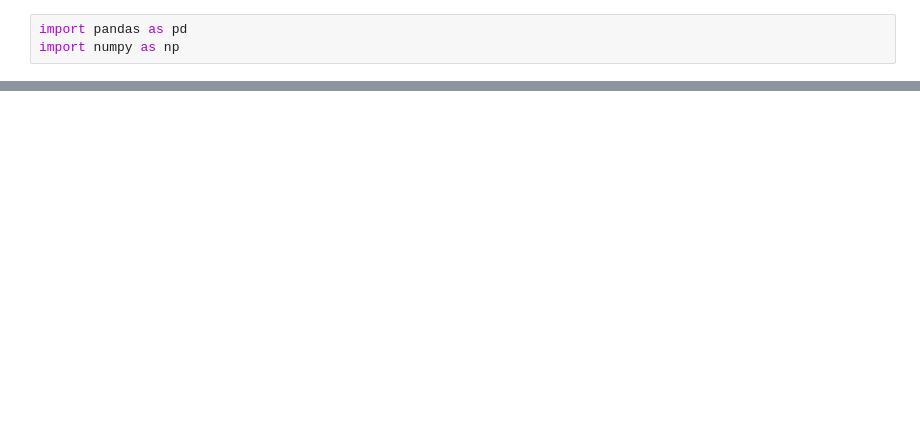
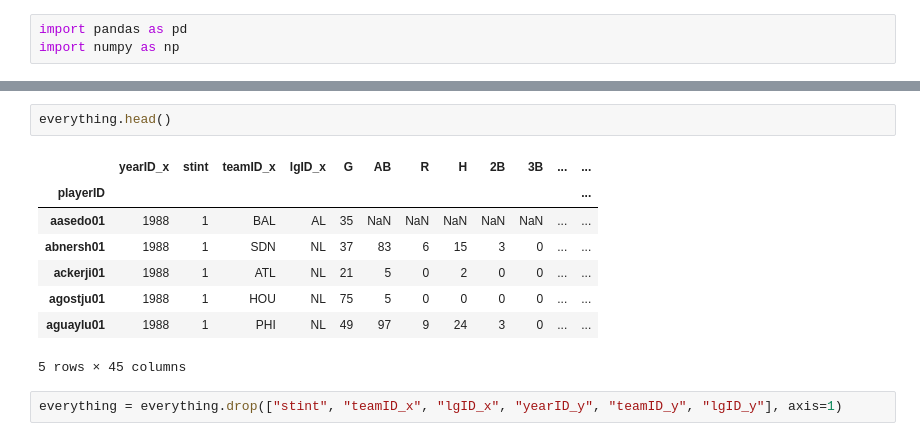
Before and after one commit to tiy-gvl-python-2015-09/moneyball, a Jupyter notebook: Moneyball.ipynb, the cells around one changed output, grey strips where cells are left out. Cells and saved outputs as stored; diff of their text form; blank space fills up the shorter version.

```diff
--- a/Moneyball.ipynb
+++ b/Moneyball.ipynb
@@ -19,0 +31,13 @@ everything.head()
+# %%
+everything.head()
+# %% [output]
+|  | yearID_x | stint | teamID_x | lgID_x | G | AB | R | H | 2B | 3B | ... | ... |
+| playerID |  |  |  |  |  |  |  |  |  |  |  | ... |
+| aasedo01 | 1988 | 1 | BAL | AL | 35 | NaN | NaN | NaN | NaN | NaN | ... | ... |
+| abnersh01 | 1988 | 1 | SDN | NL | 37 | 83 | 6 | 15 | 3 | 0 | ... | ... |
+| ackerji01 | 1988 | 1 | ATL | NL | 21 | 5 | 0 | 2 | 0 | 0 | ... | ... |
+| agostju01 | 1988 | 1 | HOU | NL | 75 | 5 | 0 | 0 | 0 | 0 | ... | ... |
+| aguaylu01 | 1988 | 1 | PHI | NL | 49 | 97 | 9 | 24 | 3 | 0 | ... | ... |
+5 rows × 45 columns
+# %%
+everything = everything.drop(["stint", "teamID_x", "lgID_x", "yearID_y", "teamID_y", "lgID_y"], axis=1)
```
Also changed, not shown: parts of 21 cells of this notebook.
